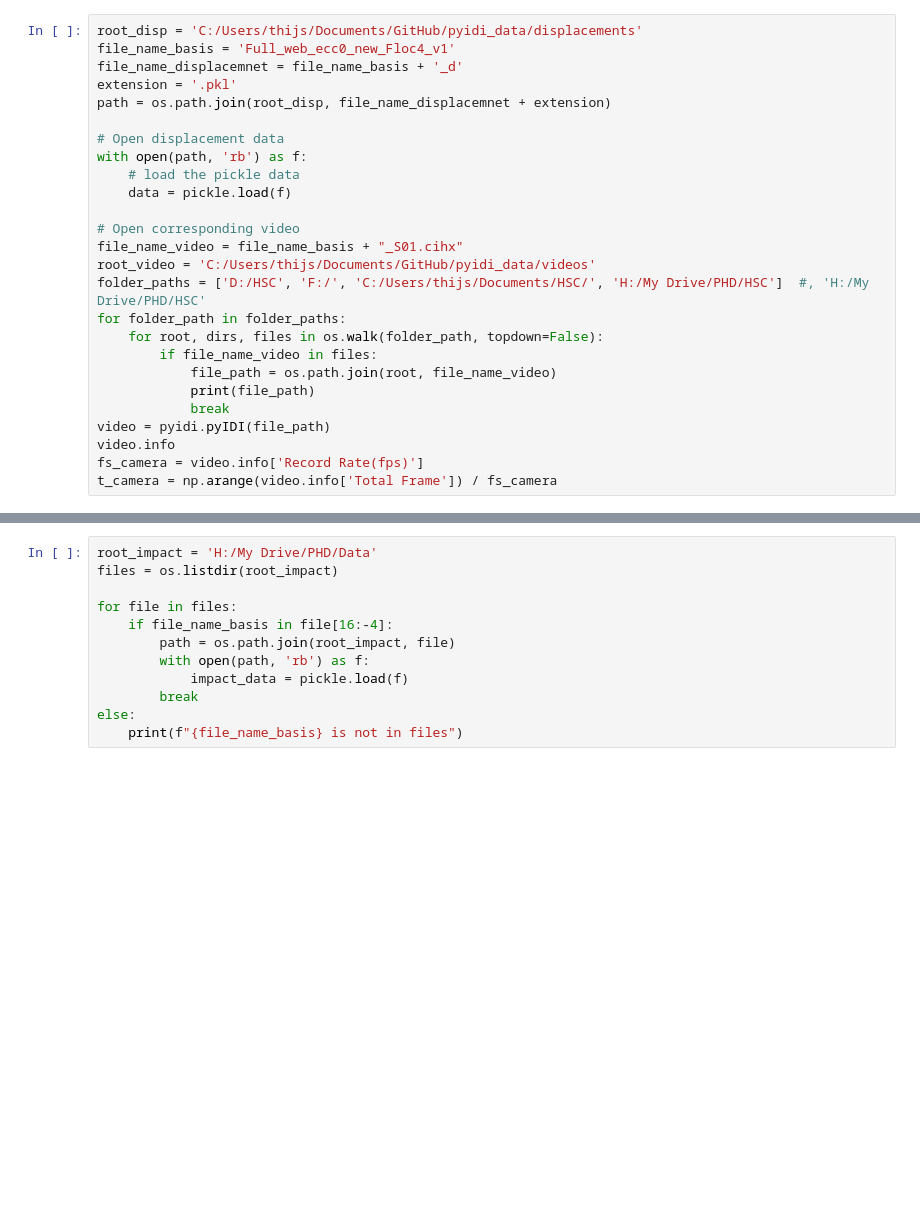
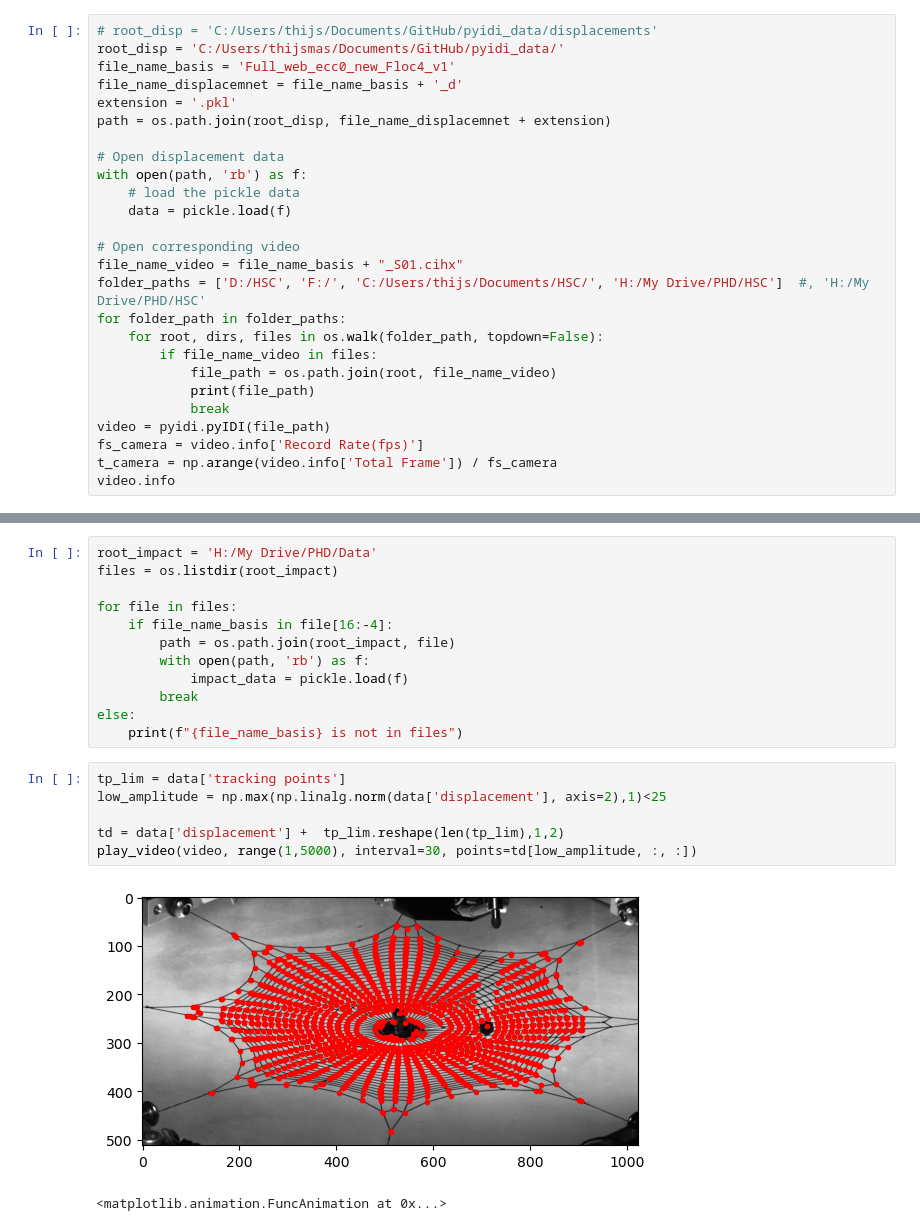
Before and after one commit to ThijsIllimited/pyidi, a Jupyter notebook: EMA.ipynb, the cells around one changed output, grey strips where cells are left out. Drawn from its saved outputs; the diff is of its cells as text; blank space fills up the shorter version.

Commit message:
Plot mode shapes

```diff
--- a/EMA.ipynb
+++ b/EMA.ipynb
@@ -11,7 +14,8 @@ from scipy.signal import find_peaks
 # %% [markdown]
 ### Import displacement data
 # %%
-root_disp = 'C:/Users/thijs/Documents/GitHub/pyidi_data/displacements'
+# root_disp = 'C:/Users/thijs/Documents/GitHub/pyidi_data/displacements'
+root_disp = 'C:/Users/thijsmas/Documents/GitHub/pyidi_data/'
 file_name_basis = 'Full_web_ecc0_new_Floc4_v1'
 file_name_displacemnet = file_name_basis + '_d'
 extension = '.pkl'
@@ -24,7 +28,6 @@ with open(path, 'rb') as f:
 
 # Open corresponding video
 file_name_video = file_name_basis + "_S01.cihx"
-root_video = 'C:/Users/thijs/Documents/GitHub/pyidi_data/videos'
 folder_paths = ['D:/HSC', 'F:/', 'C:/Users/thijs/Documents/HSC/', 'H:/My Drive/PHD/HSC']  #, 'H:/My Drive/PHD/HSC'
 for folder_path in folder_paths:
     for root, dirs, files in os.walk(folder_path, topdown=False):
@@ -33,7 +36,7 @@ for folder_path in folder_paths:
             print(file_path)
             break
 video = pyidi.pyIDI(file_path)
-video.info
 fs_camera = video.info['Record Rate(fps)']
 t_camera = np.arange(video.info['Total Frame']) / fs_camera
+video.info
 # %% [output]
@@ -52,3 +69,12 @@ for file in files:
         break
 else:
     print(f"{file_name_basis} is not in files")
+# %%
+tp_lim = data['tracking points']
+low_amplitude = np.max(np.linalg.norm(data['displacement'], axis=2),1)<25
+
+td = data['displacement'] +  tp_lim.reshape(len(tp_lim),1,2)
+play_video(video, range(1,5000), interval=30, points=td[low_amplitude, :, :])
+# %% [output]
+[figure, added]
+<matplotlib.animation.FuncAnimation at 0x...>
```
Also changed, not shown: parts of 9 cells of this notebook.
